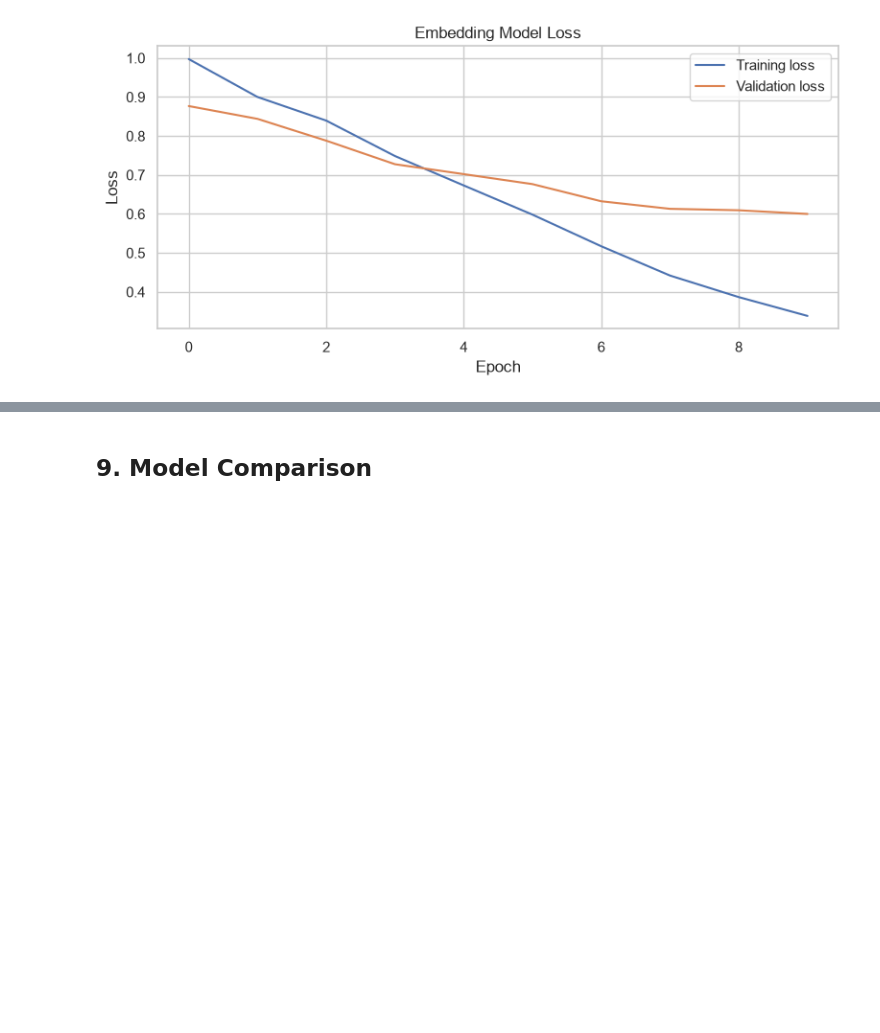
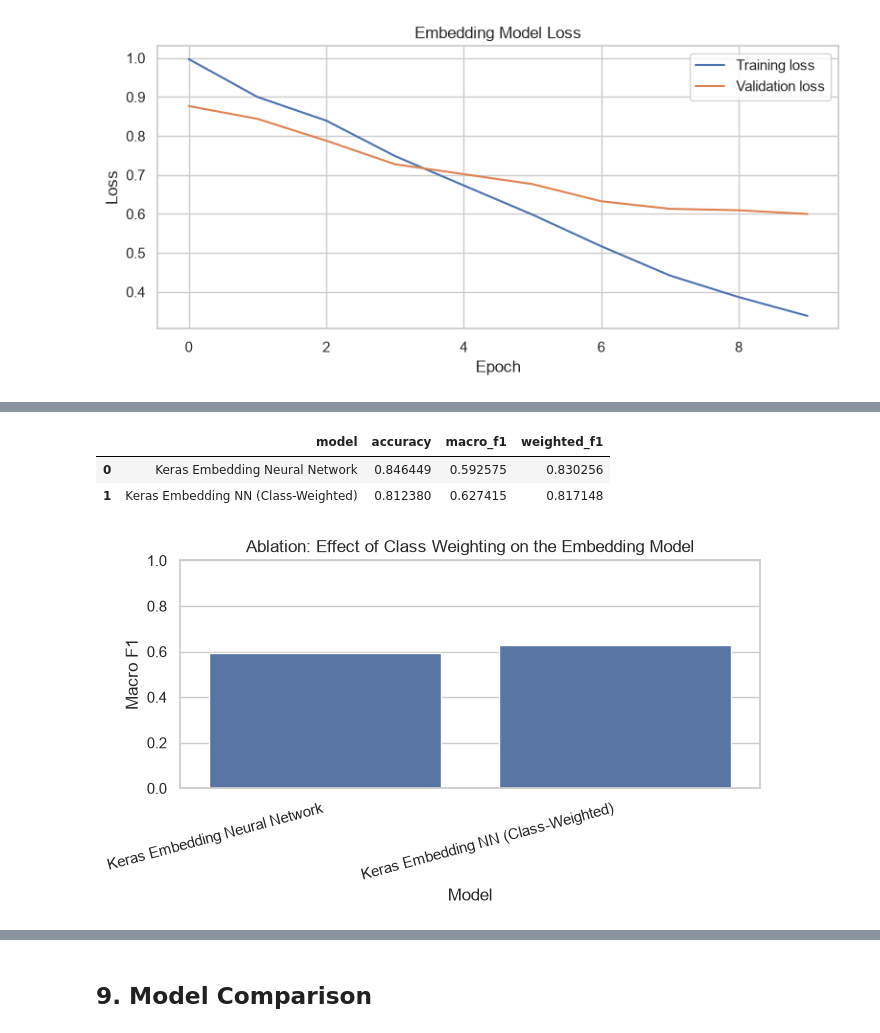
Before and after one commit to chewy990/nlp-emotion-classification, a Jupyter notebook: emotion_classification_goemotions.ipynb, the cells around one changed output, grey strips where cells are left out. Cells and saved outputs as stored; diff of their text form; code cells hidden in the pictures; blank space fills up the shorter version.

```diff
--- a/emotion_classification_goemotions.ipynb
+++ b/emotion_classification_goemotions.ipynb
@@ -494,0 +647,20 @@ weighted avg       0.83      0.85      0.83      2084
+# %%
+# Compare the unweighted embedding model (Section 8) against this class-weighted variant.
+embedding_unweighted_row = next(r for r in results if r["model"] == "Keras Embedding Neural Network")
+ablation_comparison_df = pd.DataFrame([embedding_unweighted_row, *ablation_results])
+display(ablation_comparison_df)
+
+plt.figure(figsize=(7, 4))
+sns.barplot(data=ablation_comparison_df, x="model", y="macro_f1")
+plt.title("Ablation: Effect of Class Weighting on the Embedding Model")
+plt.xlabel("Model")
+plt.ylabel("Macro F1")
+plt.ylim(0, 1)
+plt.xticks(rotation=15, ha="right")
+plt.tight_layout()
+plt.show()
+# %% [output]
+|  | model | accuracy | macro_f1 | weighted_f1 |
+| 0 | Keras Embedding Neural Network | 0.846449 | 0.592575 | 0.830256 |
+| 1 | Keras Embedding NN (Class-Weighted) | 0.812380 | 0.627415 | 0.817148 |
+[figure, added]
```
Also changed, not shown: parts of 27 cells of this notebook, 1 other file.
